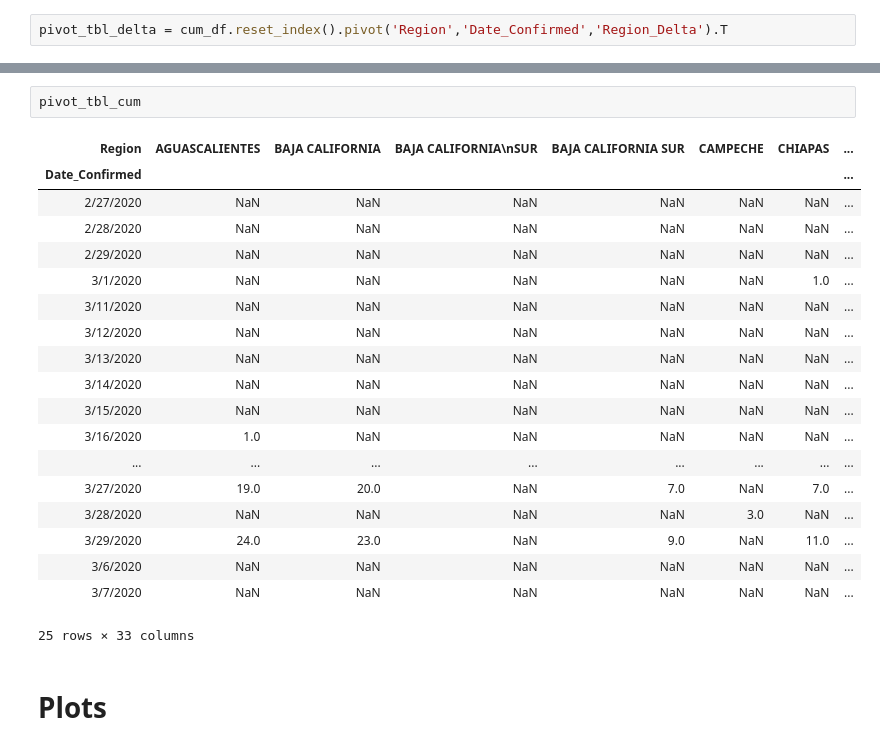
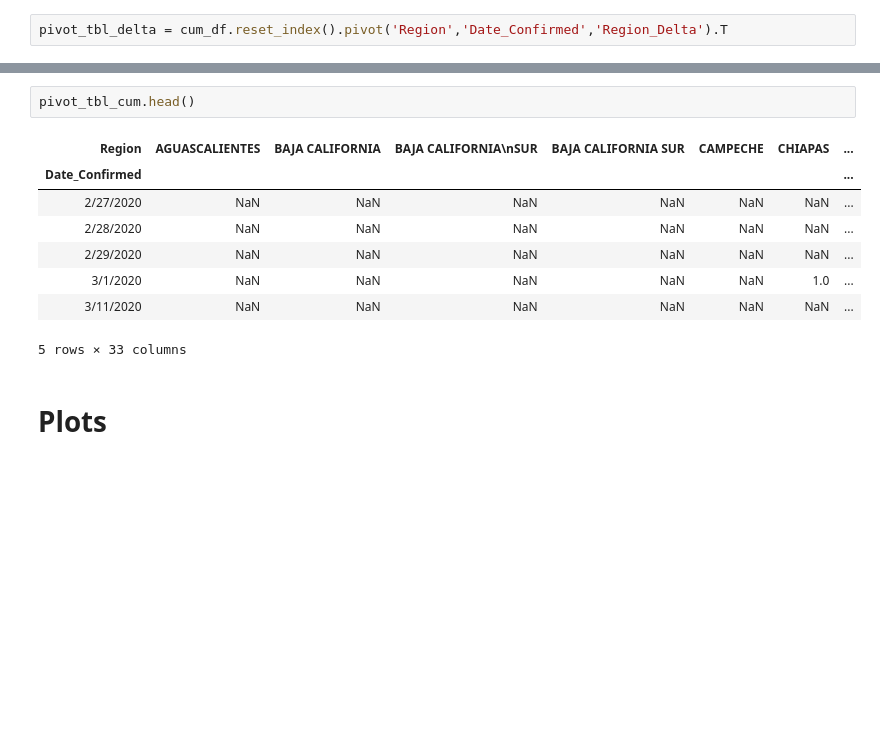
Before and after one commit to marianarf/covid19_mexico_analysis, a Jupyter notebook: mexico_growth_rates_covid.ipynb, the cells around one changed output, grey strips where cells are left out. Cells and saved outputs as stored; diff of their text form; blank space fills up the shorter version.

```diff
--- a/mexico_growth_rates_covid.ipynb
+++ b/mexico_growth_rates_covid.ipynb
@@ -68,27 +68,16 @@ Index(['AGUASCALIENTES', 'BAJA CALIFORNIA', 'BAJA CALIFORNIA\nSUR',
        'TAMAULIPAS', 'TLAXCALA', 'VERACRUZ', 'YUCATÁN', 'ZACATECAS'],
       dtype='object', name='Region')
 # %%
-pivot_tbl_cum
+pivot_tbl_cum.head()
 # %% [output]
 | Region | AGUASCALIENTES | BAJA CALIFORNIA | BAJA CALIFORNIA\nSUR | BAJA CALIFORNIA SUR | CAMPECHE | CHIAPAS | ... |
 | Date_Confirmed |  |  |  |  |  |  | ... |
 | 2/27/2020 | NaN | NaN | NaN | NaN | NaN | NaN | ... |
 | 2/28/2020 | NaN | NaN | NaN | NaN | NaN | NaN | ... |
 | 2/29/2020 | NaN | NaN | NaN | NaN | NaN | NaN | ... |
 | 3/1/2020 | NaN | NaN | NaN | NaN | NaN | 1.0 | ... |
 | 3/11/2020 | NaN | NaN | NaN | NaN | NaN | NaN | ... |
-| 3/12/2020 | NaN | NaN | NaN | NaN | NaN | NaN | ... |
-| 3/13/2020 | NaN | NaN | NaN | NaN | NaN | NaN | ... |
-| 3/14/2020 | NaN | NaN | NaN | NaN | NaN | NaN | ... |
-| 3/15/2020 | NaN | NaN | NaN | NaN | NaN | NaN | ... |
-| 3/16/2020 | 1.0 | NaN | NaN | NaN | NaN | NaN | ... |
-| ... | ... | ... | ... | ... | ... | ... | ... |
-| 3/27/2020 | 19.0 | 20.0 | NaN | 7.0 | NaN | 7.0 | ... |
-| 3/28/2020 | NaN | NaN | NaN | NaN | 3.0 | NaN | ... |
-| 3/29/2020 | 24.0 | 23.0 | NaN | 9.0 | NaN | 11.0 | ... |
-| 3/6/2020 | NaN | NaN | NaN | NaN | NaN | NaN | ... |
-| 3/7/2020 | NaN | NaN | NaN | NaN | NaN | NaN | ... |
-25 rows × 33 columns
+5 rows × 33 columns
 # %% [markdown]
 # Plots
 # %%
```
Also changed, not shown: parts of 4 cells of this notebook, 50 other files.
